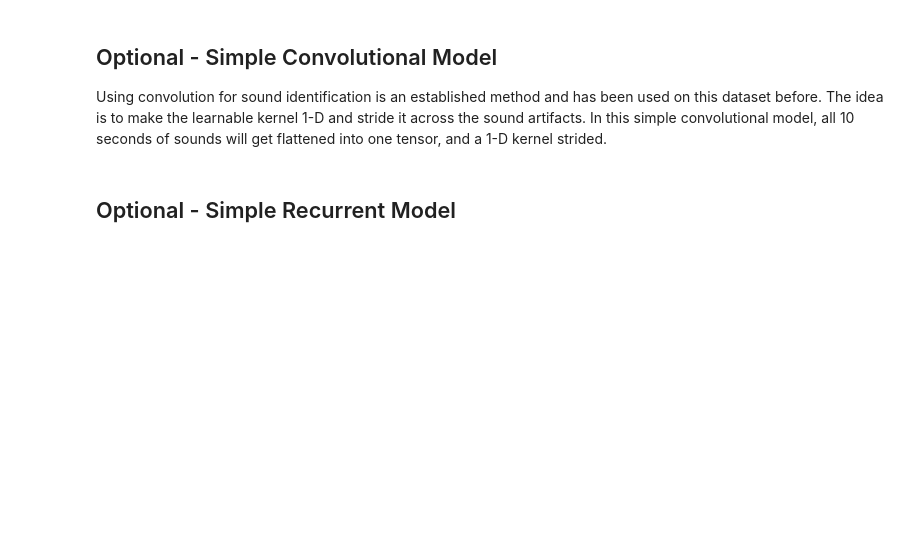
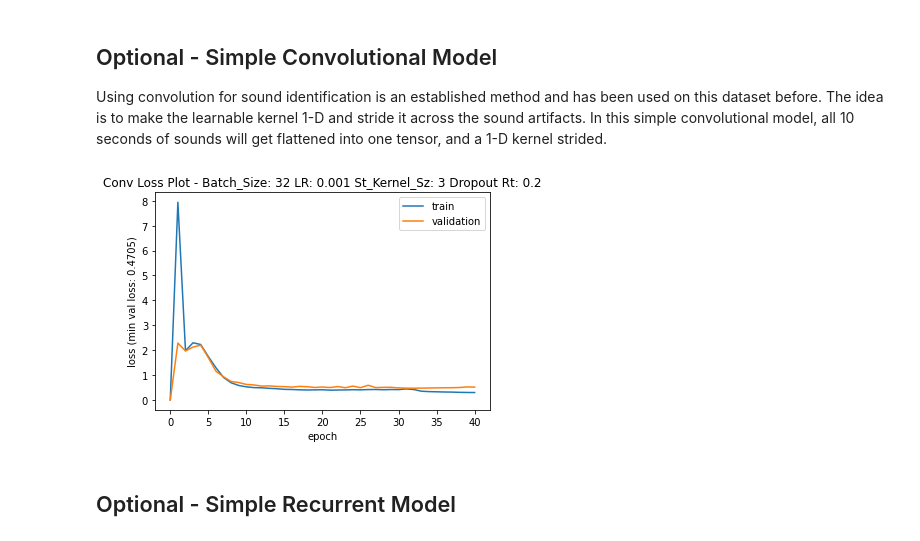
Before and after one commit to michaelmarzec/cs7643_final_audioClassification, a Jupyter notebook: cs7643_final_project.ipynb, the cells around one changed output. Cells and saved outputs as stored; diff of their text form; code cells hidden in the pictures; blank space fills up the shorter version.

Commit message:
conv layer plots

```diff
--- a/cs7643_final_project.ipynb
+++ b/cs7643_final_project.ipynb
@@ -297,8 +307,8 @@ plt.show();
 Using convolution for sound identification is an established method and has been used on this dataset before. The idea is to make the learnable kernel 1-D and stride it across the sound artifacts. In this simple convolutional model, all 10 seconds of sounds will get flattened into one tensor, and a 1-D kernel strided.
 # %%
 # Simple Convolution Model Hyperparameters
-BATCH_SIZE = 8 # 32
-LEARNING_RATE = .0001 #.001
+BATCH_SIZE = 32 # 32
+LEARNING_RATE = .001 #.001
 NUM_EPOCHS = 40
 
 START_KERNEL_SIZE = 3 # 3
@@ -334,26 +344,28 @@ for epoch_idx in range(NUM_EPOCHS):
     avg_val_loss_list.append(avg_val_loss)
 # %%
 #string prep
-file_name = "plots/conv_lossPlot_" + str(BATCH_SIZE) + "_" + str(LEARNING_RATE) + "_" + str(START_KERNEL_SIZE) + "_" + str(DROPOUT_RATE) + ".png"
+file_name = "plots/conv_lossPlot_8layers" + str(BATCH_SIZE) + "_" + str(LEARNING_RATE) + "_" + str(START_KERNEL_SIZE) + "_" + str(DROPOUT_RATE) + ".png"
 title =  "Conv Loss Plot - Batch_Size: " + str(BATCH_SIZE) + " LR: " + str(LEARNING_RATE) + " St_Kernel_Sz: " + str(START_KERNEL_SIZE) + " Dropout Rt: " + str(DROPOUT_RATE)
 min_val_loss = round(min(avg_val_loss_list),4)
 y_axis = "loss (min val loss: " + str(min_val_loss) + ")"
 
 #axis/graph prep
 avg_train_loss_list.insert(0,0)
 avg_val_loss_list.insert(0,0)
 x_axis = np.arange(0,(NUM_EPOCHS + 1),1)
 
 
 plt.plot(x_axis, avg_train_loss_list, label='train')
 plt.plot(x_axis, avg_val_loss_list, label='validation')
 plt.xlabel('epoch')
 plt.ylabel(y_axis)
 plt.title(title)
 plt.legend()
 plt.savefig(file_name)
 
 plt.show();
+# %% [output]
+[figure, added]
 # %% [markdown]
 ## Optional - Simple Recurrent Model
 # %%
```
Also changed, not shown: parts of 4 cells of this notebook, 7 other files.
